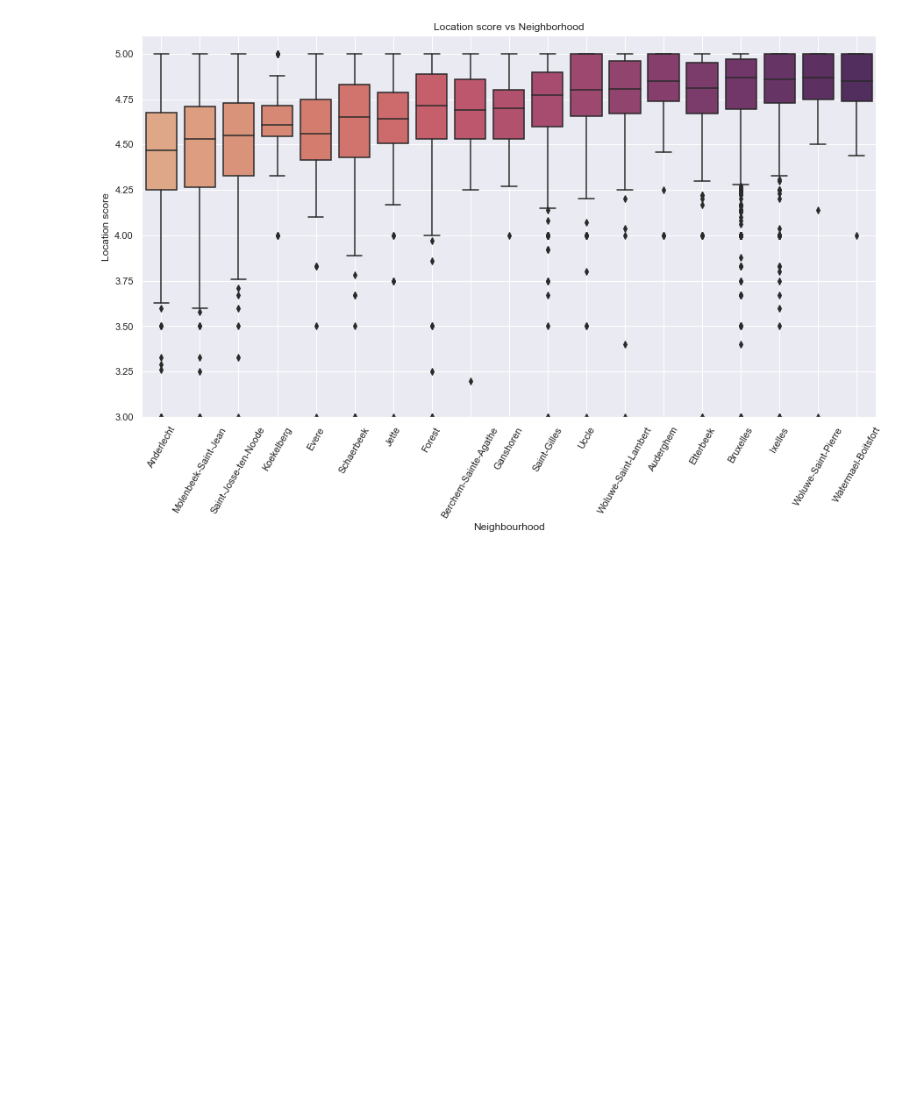
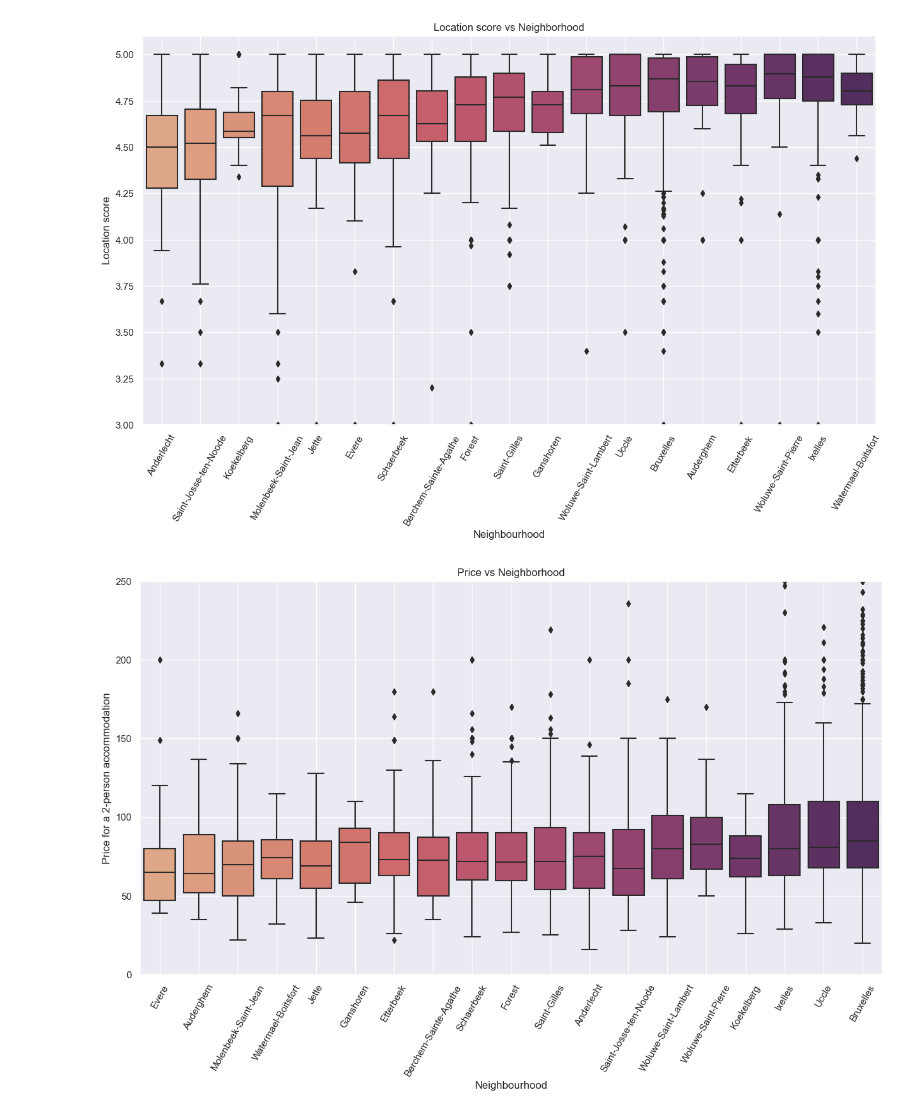
Before and after one commit to AlexLu94/MyDataAnalysisPortfolio, a Jupyter notebook: airbnb_in_brussels/analysis.ipynb, the cells around one changed output. Cells and saved outputs as stored; diff of their text form; code cells hidden in the pictures; blank space fills up the shorter version.

```diff
--- a/airbnb_in_brussels/analysis.ipynb
+++ b/airbnb_in_brussels/analysis.ipynb
@@ -210,26 +208,47 @@ plt.savefig('correlation_scores.png', bbox_inches="tight")
 # %%
-# Plot the location score for each neighborhood
+# Plot the location score and price for each neighborhood
 
 neighborhoods = data["neighbourhood_cleansed"].unique()
+data_2persons = data[data['accommodates']==2]
 
-mean_total = data.groupby('neighbourhood_cleansed')['review_scores_location'].mean()
+# First do the location scores
+mean_total = data_2persons.groupby('neighbourhood_cleansed')['review_scores_location'].mean()
 mean_per_neighborhood = [mean_total[entry] for entry in neighborhoods]
 
-# Sort by mean score
 sorted_indexes = [i for i, _ in sorted(enumerate(mean_per_neighborhood), key=lambda x:x[1])]
 neighborhoods  = [neighborhoods[idx] for idx in sorted_indexes]
 
 plt.subplots(figsize=(15, 8))
-sns.boxplot(data = data, x='neighbourhood_cleansed', y='review_scores_location', order=neighborhoods, palette='flare')
+sns.boxplot(data = data_2persons, x='neighbourhood_cleansed', y='review_scores_location', order=neighborhoods, palette='flare')
 plt.ylim(3, 5.1)
 plt.xticks(range(len(neighborhoods)), neighborhoods, rotation=60)
 plt.grid(visible=True, axis='both')
 plt.ylabel("Location score")
 plt.xlabel("Neighbourhood")
 plt.title("Location score vs Neighborhood")
 plt.savefig('neighborhoods_scores.png', bbox_inches="tight")
+plt.show()
+
+# Now do the prices
+mean_total = data_2persons.groupby('neighbourhood_cleansed')['price'].mean()
+mean_per_neighborhood = [mean_total[entry] for entry in neighborhoods]
+
+sorted_indexes = [i for i, _ in sorted(enumerate(mean_per_neighborhood), key=lambda x:x[1])]
+neighborhoods  = [neighborhoods[idx] for idx in sorted_indexes]
+
+plt.subplots(figsize=(15, 8))
+sns.boxplot(data = data_2persons, x='neighbourhood_cleansed', y='price', order=neighborhoods, palette='flare')
+plt.ylim(0, 250)
+plt.xticks(range(len(neighborhoods)), neighborhoods, rotation=60)
+plt.grid(visible=True, axis='both')
+plt.ylabel("Price for a 2-person accommodation")
+plt.xlabel("Neighbourhood")
+plt.title("Price vs Neighborhood")
+plt.savefig('neighborhoods_prices.png', bbox_inches="tight")
+plt.show()
 # %% [output]
-[figure, old version]
+[figure, new version]
+[figure, added]
 # %%
 # Extract the correlation between listing count and scores
 
```
Also changed, not shown: parts of 7 cells of this notebook, 9 other files.
